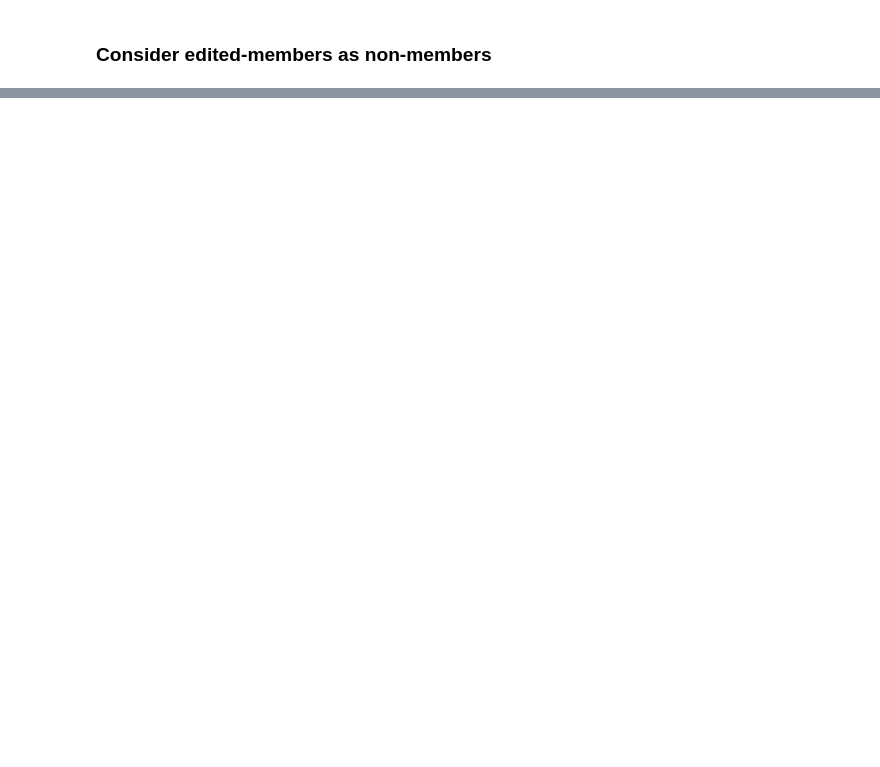
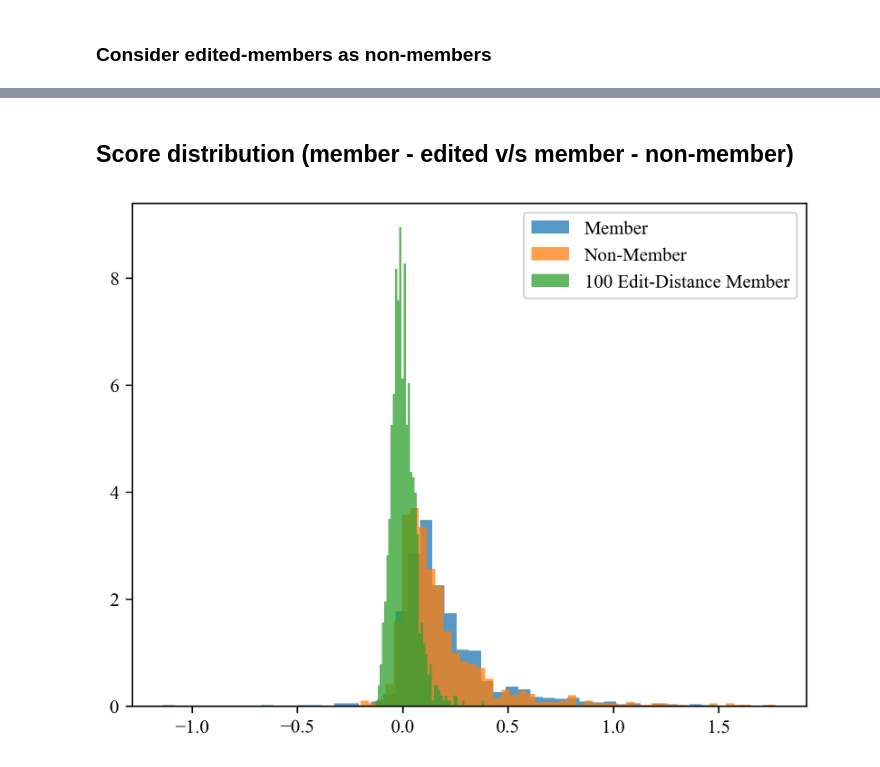
Before and after one commit to iamgroot42/mimir, a Jupyter notebook: inspect_mi.ipynb, the cells around one changed output, grey strips where cells are left out. Saved outputs shown, nothing was run; the diff lists cells and outputs as text; code cells hidden in the pictures; blank space fills up the shorter version.

```diff
--- a/inspect_mi.ipynb
+++ b/inspect_mi.ipynb
@@ -125,0 +139,18 @@ df.groupby('edit distance').mean()
+# %% [markdown]
+## Score distribution (member - edited v/s member - non-member)
+# %%
+member_scores = og_data['predictions']['member']
+nonmember_scores = og_data['predictions']['nonmember']
+preds_member_ = -np.array(member_scores)
+preds_nonmember_ = -np.array(nonmember_scores)
+
+plt.hist(preds_member_, alpha=0.75, bins=50, label="Member", density=True)
+plt.hist(preds_nonmember_, alpha=0.75, bins=50, label="Non-Member", density=True)
+
+edit_dist = 100
+all_trials = - np.array(list(care[f'{edit_dist}'].values())).mean(0)
+plt.hist(all_trials, alpha=0.75, bins=50, label=f"{edit_dist} Edit-Distance Member", density=True)
+plt.legend()
+plt.show()
+# %% [output]
+[figure, added]
```
Also changed, not shown: parts of 9 cells of this notebook, 1 other file.
